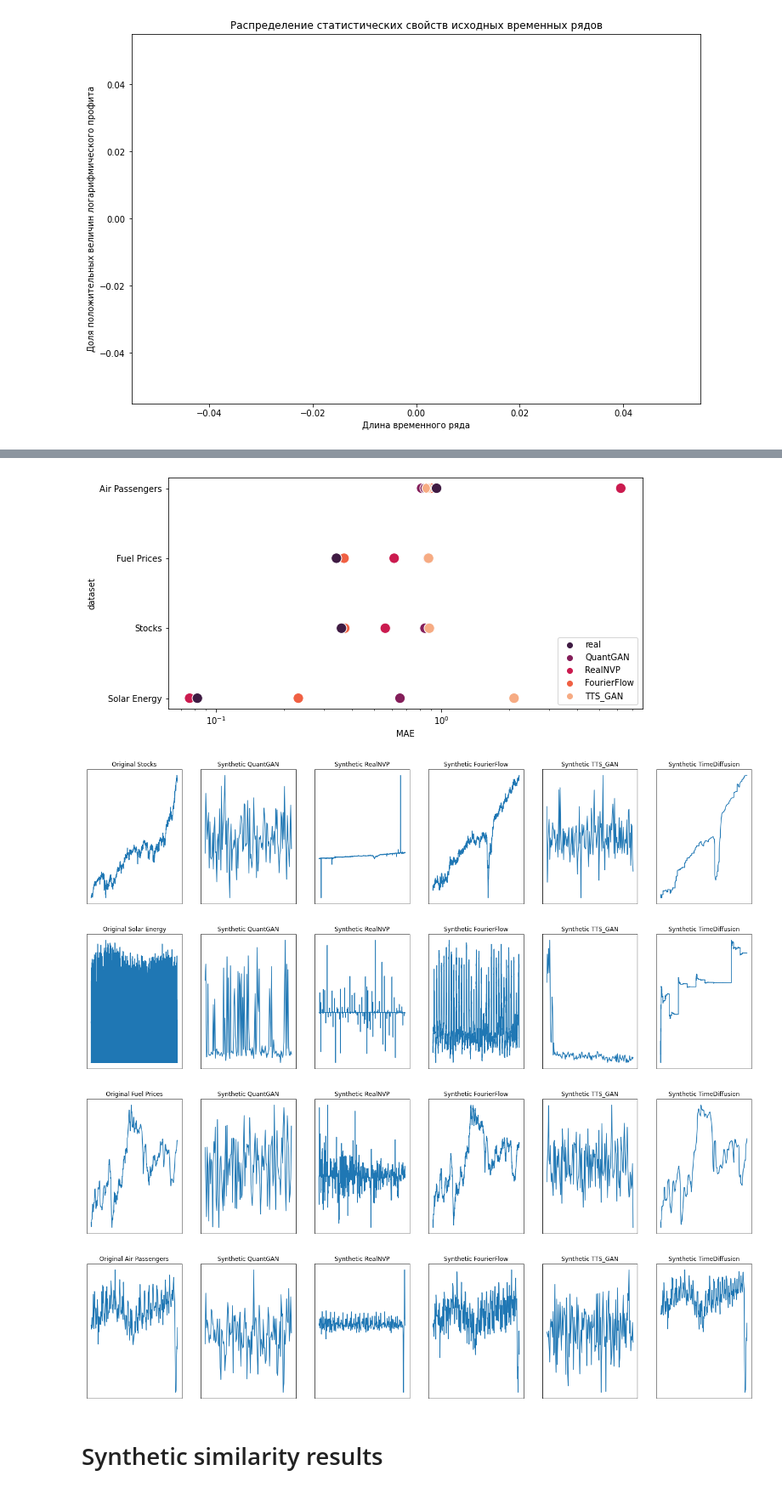
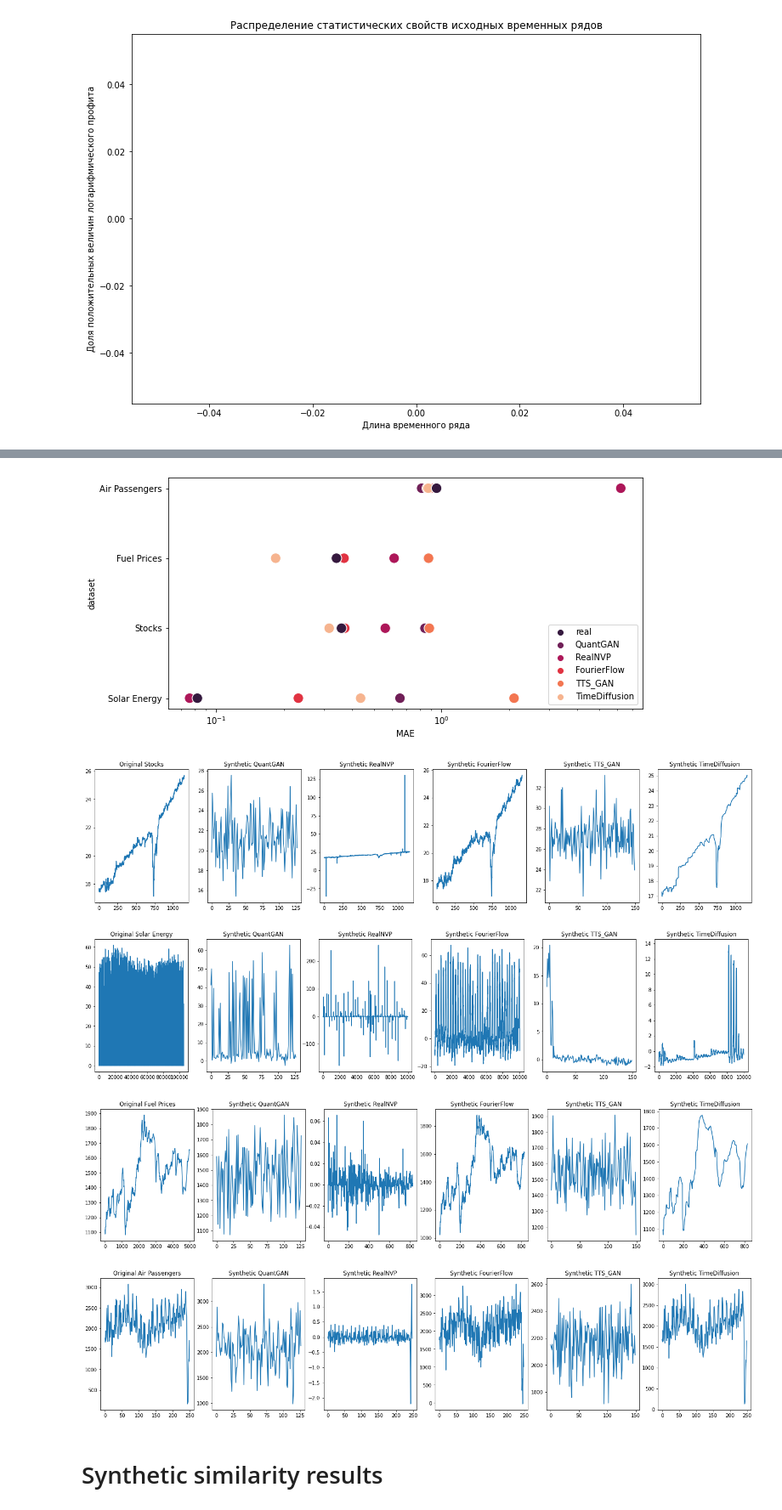
Before and after one commit to timetoai/TimeDiffusion_synth, a Jupyter notebook: results_visualization.ipynb, the cells around one changed output, grey strips where cells are left out. Shown: that part at 85% size. Drawn from its saved outputs; the diff is of its cells as text; code cells hidden in the pictures.

Commit message:
TimeDiffusion v2

```diff
--- a/results_visualization.ipynb
+++ b/results_visualization.ipynb
@@ -95,6 +95,6 @@ fig, axs = plt.subplots(4, figsize=(10, 20))
 for i, dataset_name in enumerate(results_agg.dataset.unique()):
     loc_res = results_agg[results_agg.dataset == dataset_name]
     sns.scatterplot(x=loc_res["test"].rename("MAE metric"), y=loc_res["model"], hue=loc_res["results_type"].rename("data_type"),
-     hue_order=("real", "QuantGAN", "RealNVP", "FourierFlow", "TTS_GAN"), ax=axs[i], s=150, palette="rocket")
+     hue_order=("real", "QuantGAN", "RealNVP", "FourierFlow", "TTS_GAN", "TimeDiffusion"), ax=axs[i], s=150, palette="rocket")
     axs[i].set_title({"hsm": "Stocks", "se": "Solar Energy", "fp": "Fuel Prices", "ap": "Air Passengers"}[dataset_name] + " dataset")
 # %% [output]
@@ -105,38 +105,41 @@ advanced_results_agg = results_agg.groupby(["dataset", "results_type"], as_index
 sns.scatterplot(data=advanced_results_agg, x="MAE", y=advanced_results_agg["dataset"]\
     .replace({"hsm": "Stocks", "se": "Solar Energy", "fp": "Fuel Prices", "ap": "Air Passengers"}),\
     hue="results_type",\
-    hue_order=("real", "QuantGAN", "RealNVP", "FourierFlow", "TTS_GAN"), ax=ax, s=150, palette="rocket")
+    hue_order=("real", "QuantGAN", "RealNVP", "FourierFlow", "TTS_GAN", "TimeDiffusion"), ax=ax, s=150, palette="rocket")
 ax.legend(bbox_to_anchor=(0.99, 0.02), loc='lower right', borderaxespad=0)
 plt.xscale("log")
 plt.show()
 # %% [output]
-[figure, old version]
+[figure, new version]
 # %%
 for dataset_name, dataset_dir, dataset_func in (
     ("Stocks", hsm_dataset_dir, get_hsm_dataset),
     ("Solar Energy", se_dataset_dir, get_solar_energy_dataset),
     ("Fuel Prices", fp_dataset_dir, get_fuel_prices_dataset),
     ("Air Passengers", ap_dataset_dir, get_passengers_dataset),
 ):
-    time_series = next(dataset_func(dataset_dir))
+    if dataset_name == "Stocks":
+        time_series = next(dataset_func(dataset_dir, dataset_dir / "selected100.csv"))
+    else:
+        time_series = next(dataset_func(dataset_dir))
 
     fig, axs = plt.subplots(1, 6, figsize=(24, 5))
     axs[0].plot(time_series)
     axs[0].set_title(f"Original {dataset_name}")
-    axs[0].get_xaxis().set_visible(False)
-    axs[0].get_yaxis().set_visible(False)
+    # axs[0].get_xaxis().set_visible(False)
+    # axs[0].get_yaxis().set_visible(False)
     for i, model_name in zip(range(1, 6), ("QuantGAN", "RealNVP", "FourierFlow", "TTS_GAN", "TimeDiffusion")):
         synth_time_series = np.load(dataset_dir / f"synthetic/{model_name}/selected0.npy")
         axs[i].plot(synth_time_series[0].flatten())
         axs[i].set_title(f"Synthetic {model_name}")
-        axs[i].get_xaxis().set_visible(False)
-        axs[i].get_yaxis().set_visible(False)
+        # axs[i].get_xaxis().set_visible(False)
+        # axs[i].get_yaxis().set_visible(False)
 plt.show()
 # %% [output]
-[figure, old version]
+[figure, new version]
-[figure, old version]
+[figure, new version]
-[figure, old version]
+[figure, new version]
-[figure, old version]
+[figure, new version]
 # %% [markdown]
 # Synthetic similarity results
 # %%
```
Also changed, not shown: parts of 14 cells of this notebook, 13 other files.
